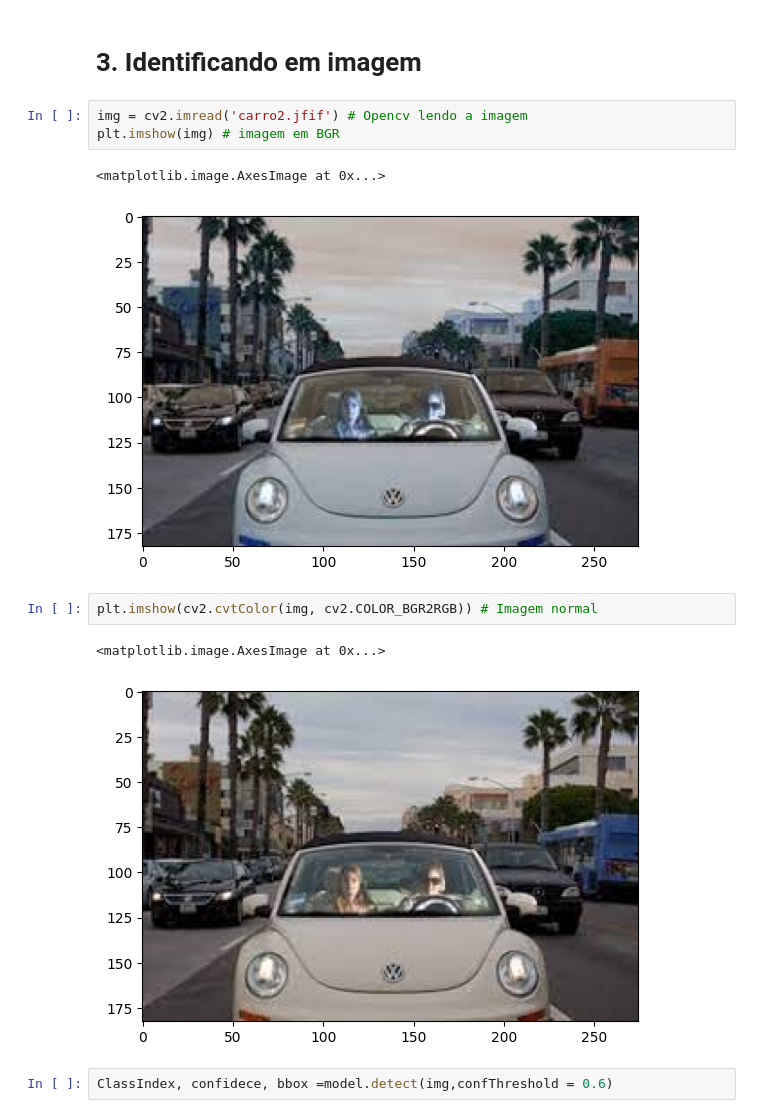
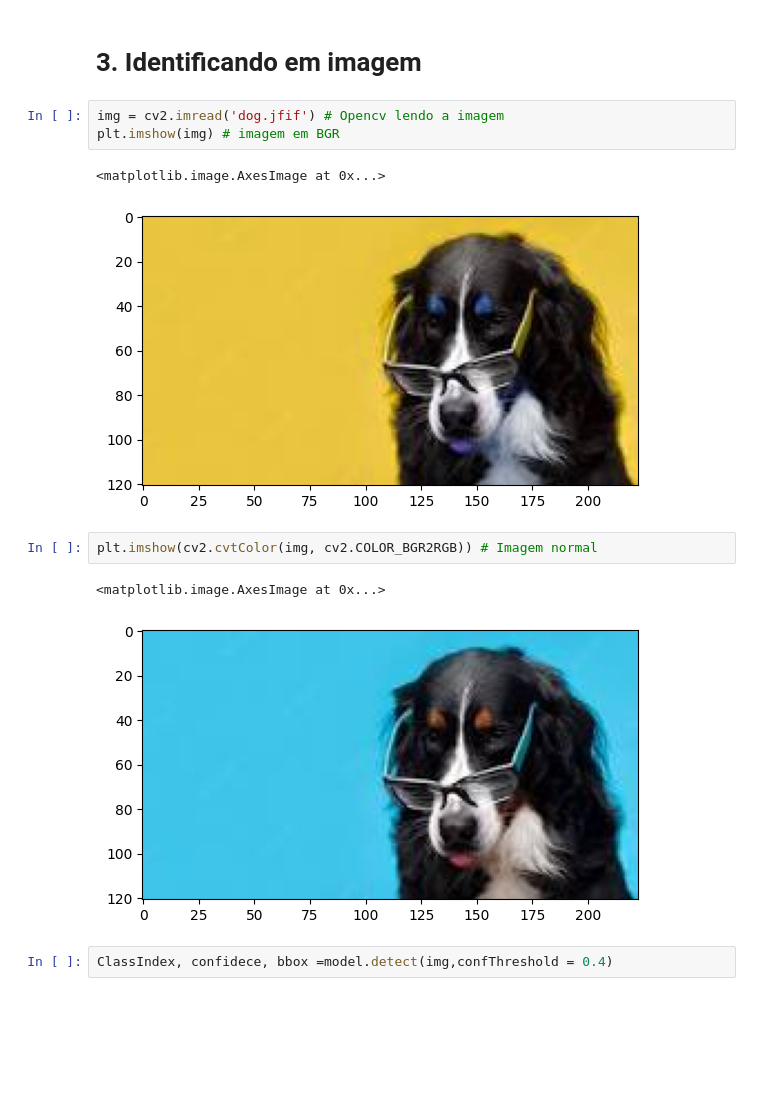
Before and after one commit to JoaoPedroAM/Projeto-C209, a Jupyter notebook: ProjetoC209.ipynb, the cells around one changed output. Drawn from its saved outputs; the diff is of its cells as text; blank space fills up the shorter version.

```diff
--- a/ProjetoC209.ipynb
+++ b/ProjetoC209.ipynb
@@ -48,18 +48,18 @@ print(classLabels)
 # %% [markdown]
 # 3. Identificando em imagem
 # %%
-img = cv2.imread('carro2.jfif') # Opencv lendo a imagem
+img = cv2.imread('dog.jfif') # Opencv lendo a imagem
 plt.imshow(img) # imagem em BGR
 # %% [output]
 <matplotlib.image.AxesImage at 0x...>
-[figure, old version]
+[figure, new version]
 # %%
 plt.imshow(cv2.cvtColor(img, cv2.COLOR_BGR2RGB)) # Imagem normal
 # %% [output]
 <matplotlib.image.AxesImage at 0x...>
-[figure, old version]
+[figure, new version]
 # %%
-ClassIndex, confidece, bbox =model.detect(img,confThreshold = 0.6)
+ClassIndex, confidece, bbox =model.detect(img,confThreshold = 0.4)
 # %%
 print(ClassIndex)
 print(confidece)
```
Also changed, not shown: parts of 5 cells of this notebook.
